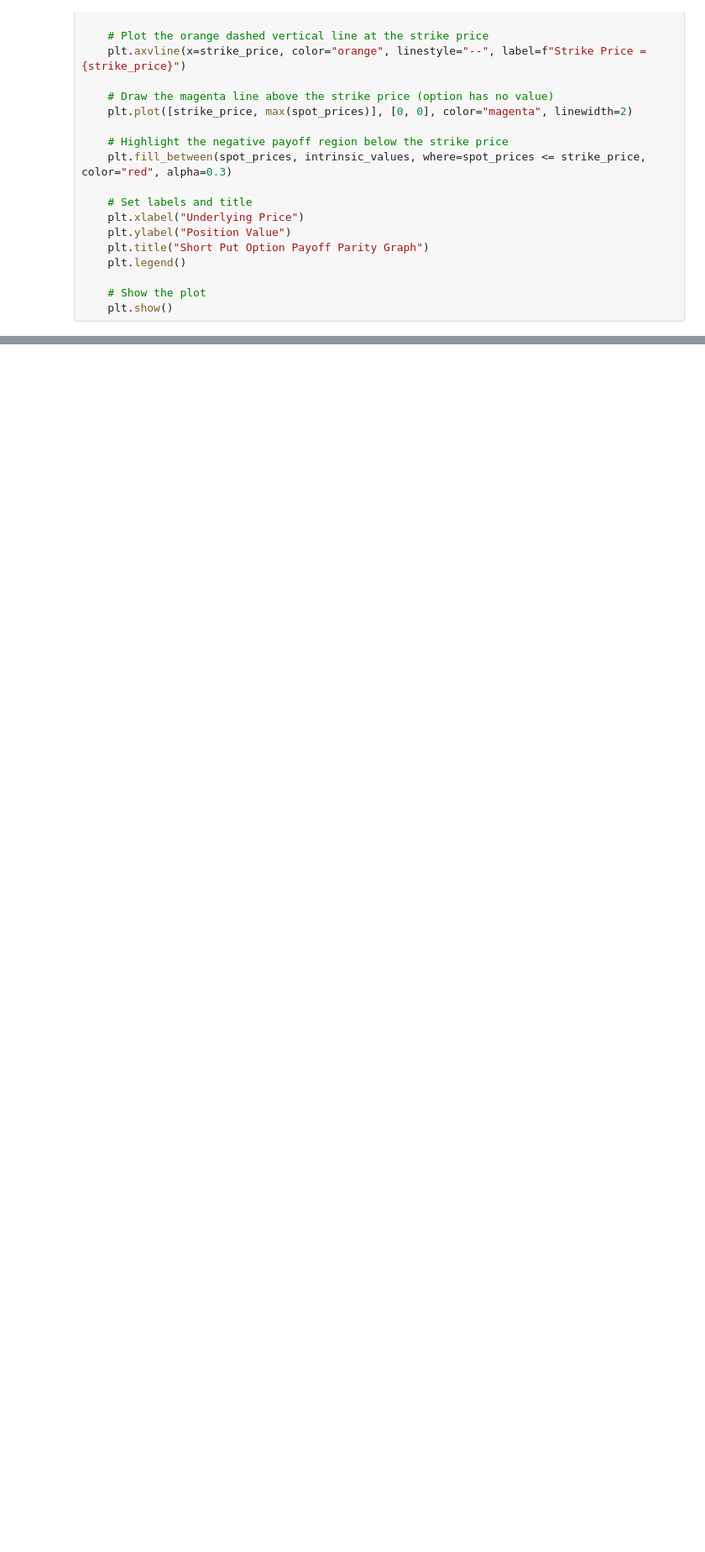
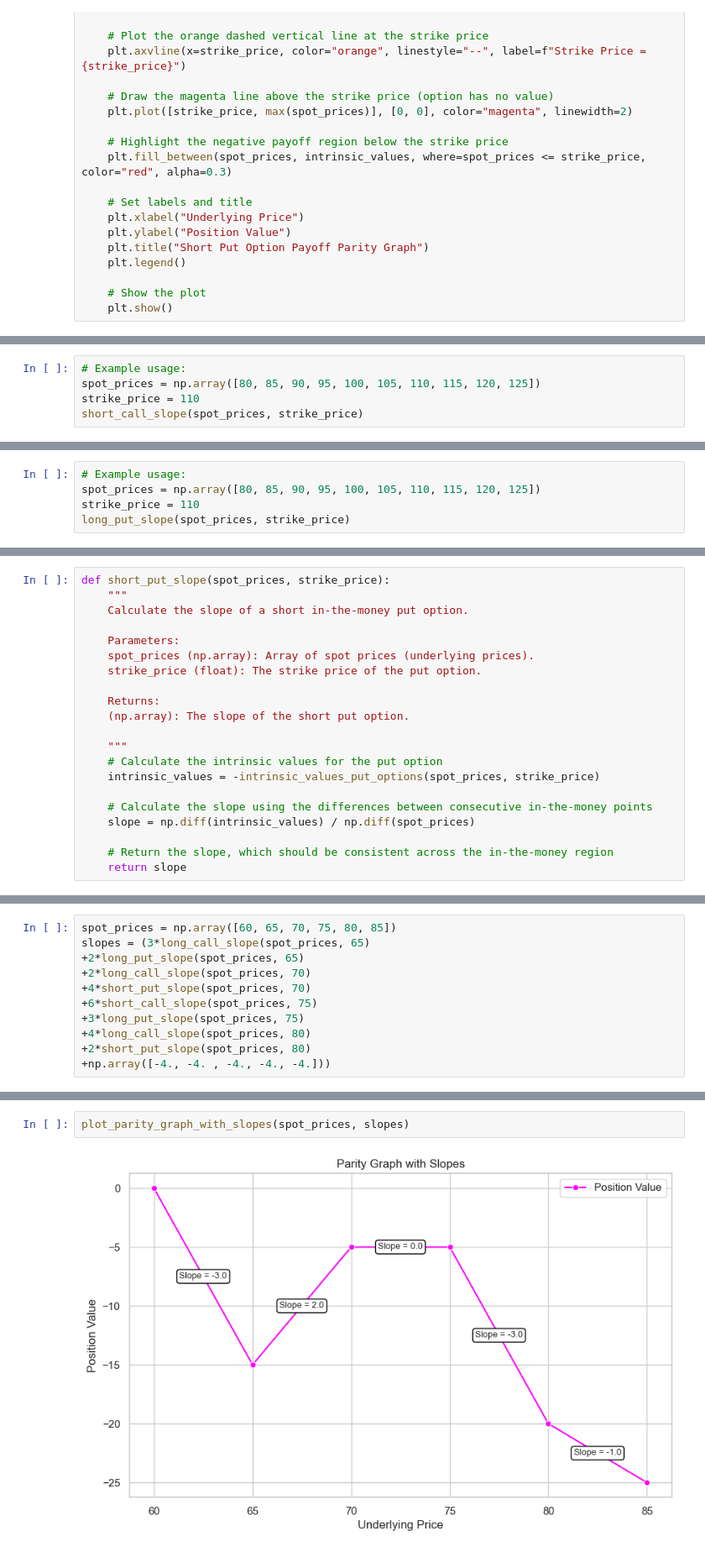
Before and after one commit to skstavroglou/option-volatility-and-pricing, a Jupyter notebook: options-learning-lab.ipynb, the cells around one changed output, grey strips where cells are left out. Shown at 84% size. Saved outputs shown, nothing was run; the diff lists cells and outputs as text; blank space fills up the shorter version.

Commit message:
Create the general multi-slope parity graph

```diff
--- a/options-learning-lab.ipynb
+++ b/options-learning-lab.ipynb
@@ -348,0 +395,5 @@ plot_short_put_option_parity(spot_prices, strike_price)
+# %%
+# Example usage:
+spot_prices = np.array([80, 85, 90, 95, 100, 105, 110, 115, 120, 125])
+strike_price = 110
+short_call_slope(spot_prices, strike_price)
@@ -348,0 +424,5 @@ plot_short_put_option_parity(spot_prices, strike_price)
+# %%
+# Example usage:
+spot_prices = np.array([80, 85, 90, 95, 100, 105, 110, 115, 120, 125])
+strike_price = 110
+long_put_slope(spot_prices, strike_price)
@@ -348,0 +433,21 @@ plot_short_put_option_parity(spot_prices, strike_price)
+# %%
+def short_put_slope(spot_prices, strike_price):
+    """
+    Calculate the slope of a short in-the-money put option.
+
+    Parameters:
+    spot_prices (np.array): Array of spot prices (underlying prices).
+    strike_price (float): The strike price of the put option.
+
+    Returns:
+    (np.array): The slope of the short put option.
+
+    """
+    # Calculate the intrinsic values for the put option
+    intrinsic_values = -intrinsic_values_put_options(spot_prices, strike_price)
+
+    # Calculate the slope using the differences between consecutive in-the-money points
+    slope = np.diff(intrinsic_values) / np.diff(spot_prices)
+
+    # Return the slope, which should be consistent across the in-the-money region
+    return slope
@@ -348,0 +463,11 @@ plot_short_put_option_parity(spot_prices, strike_price)
+# %%
+spot_prices = np.array([60, 65, 70, 75, 80, 85])
+slopes = (3*long_call_slope(spot_prices, 65)
++2*long_put_slope(spot_prices, 65)
++2*long_call_slope(spot_prices, 70)
++4*short_put_slope(spot_prices, 70)
++6*short_call_slope(spot_prices, 75)
++3*long_put_slope(spot_prices, 75)
++4*long_call_slope(spot_prices, 80)
++2*short_put_slope(spot_prices, 80)
++np.array([-4., -4. , -4., -4., -4.]))
@@ -348,0 +522,4 @@ plot_short_put_option_parity(spot_prices, strike_price)
+# %%
+plot_parity_graph_with_slopes(spot_prices, slopes)
+# %% [output]
+[figure, added]
```
Also changed, not shown: parts of 32 cells of this notebook.
